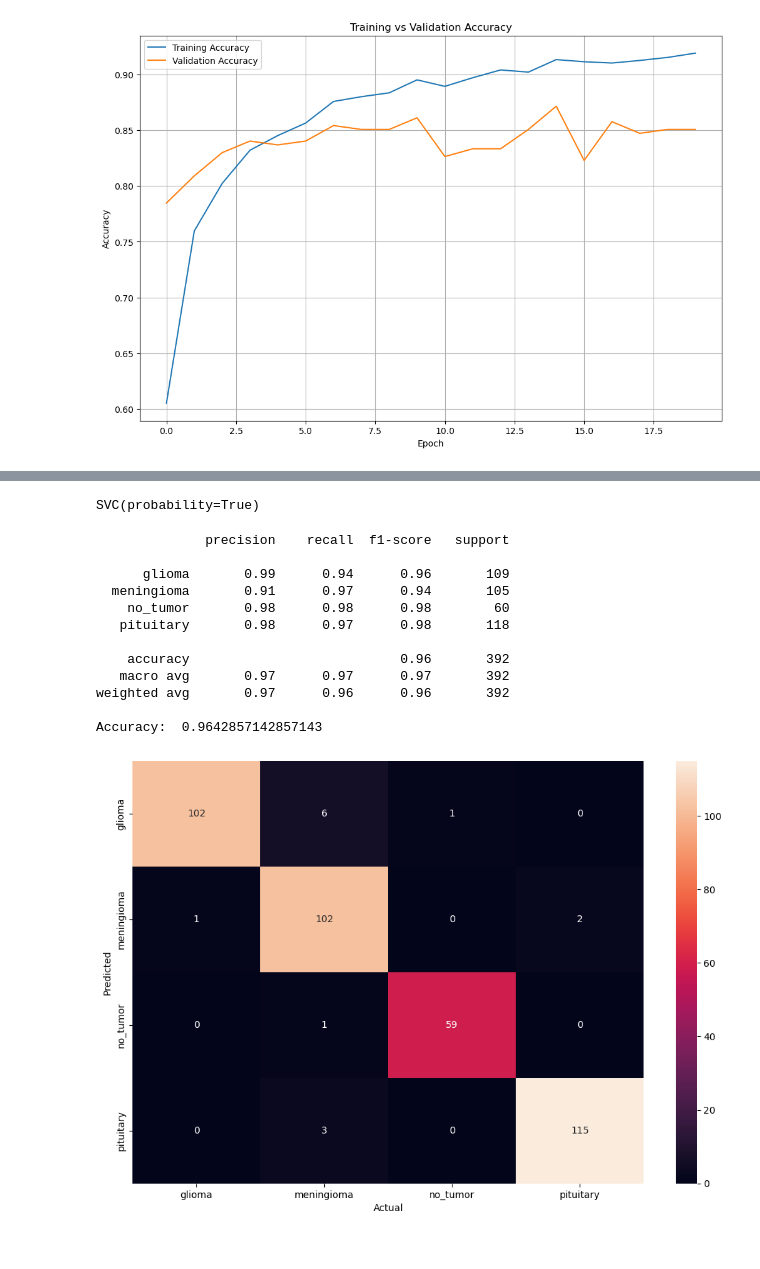
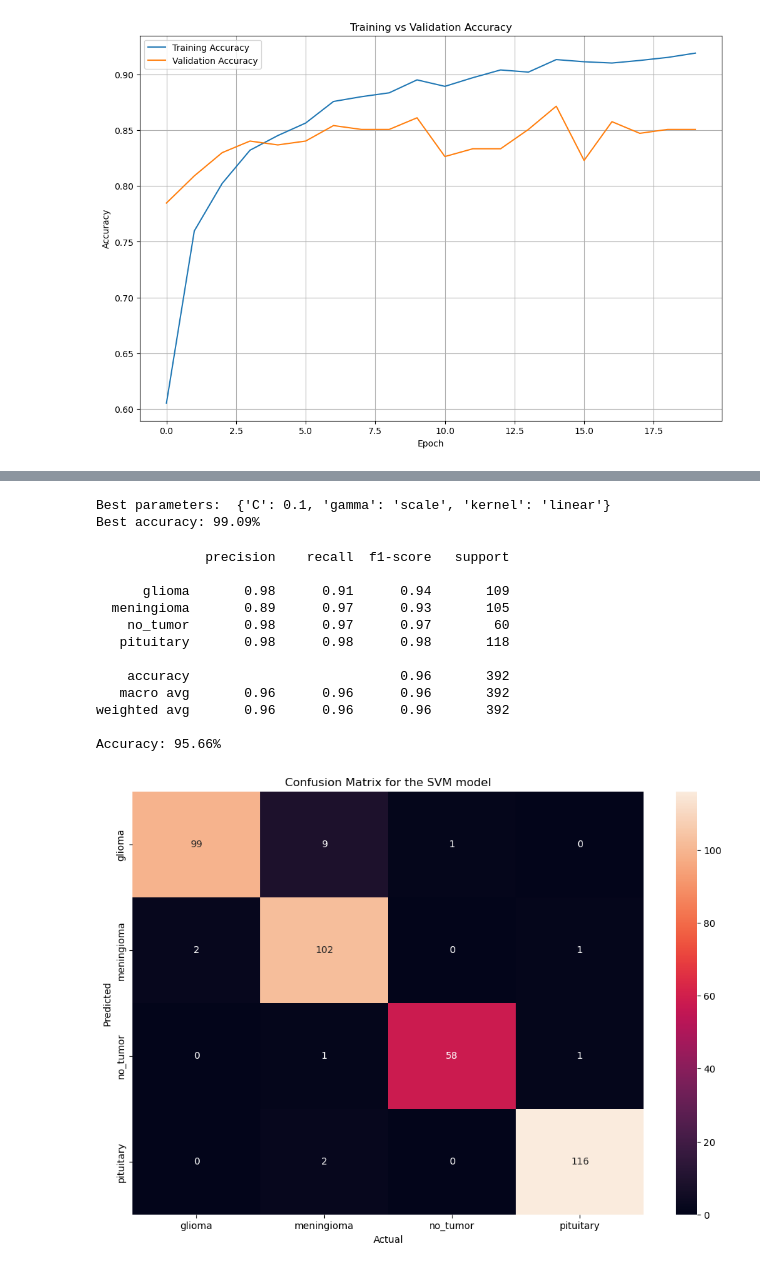
Before and after one commit to Coco501/ECS-171-Machine-Learning-Final-Project, a Jupyter notebook: src/brain-tumor.ipynb, the cells around one changed output, grey strips where cells are left out. Saved outputs shown, nothing was run; the diff lists cells and outputs as text; code cells hidden in the pictures.

Commit message:
Clean up output and add hyperparameter tuning

```diff
--- a/src/brain-tumor.ipynb
+++ b/src/brain-tumor.ipynb
@@ -285,12 +249,6 @@ plot_confustion_matrix(actual=y_test_label, predicted=y_pred_label)
 # %%
-#Reload the CNN model
-trained_CNN_model = tf.keras.models.load_model('CNN_model.keras')
-
-#Uncomment the following line to see the model's architecture
-# trained_CNN_model.summary()
-
 #Retrieve the output of the GlobalAvgPool2D layer, which serves as the input for the final Dense layer
-features_extractor = tf.keras.models.Model(inputs=trained_CNN_model.input, outputs=trained_CNN_model.get_layer('global_average_pooling2d').output)
+features_extractor = tf.keras.models.Model(inputs=model.input, outputs=model.get_layer('global_average_pooling2d').output)
 
 #Extract features from input images. These features will be used to train and test on other models
 X_train = features_extractor.predict(X_train_CNN)
@@ -316,36 +274,49 @@ print(y_test_label.shape)
 (392, 2048)
 (2872,)
 (392,)
-# %%
-#SVM (Support Vector Machine) classifier
-SVM_model = SVC(kernel='rbf', C=1.0, gamma='scale', probability=True)
-SVM_model.fit(X_train_scaled, y_train_label)
-# %% [output]
-SVC(probability=True)
+# %%
+#Hyper-parameter tuning
+SVM_model = SVC(probability=True)
+param_grid = {
+    'kernel': ['rbf', 'linear', 'poly'],
+    'C': [0.1, 1, 10],
+    'gamma': ['scale'],
+}
+# %%
+grid = GridSearchCV(estimator=SVM_model, param_grid=param_grid, n_jobs=-1, cv=4)
+grid.fit(X_train_scaled, y_train_label)
+
+# Print the best hyperparameters
+print("Best parameters: ", grid.best_params_)
+print("Best accuracy: {:.2f}%".format(grid.best_score_ * 100))
+# %% [output]
+Best parameters:  {'C': 0.1, 'gamma': 'scale', 'kernel': 'linear'}
+Best accuracy: 99.09%
 # %%
 #Perform prediction with SVM model
+SVM_model = grid.best_estimator_
 y_pred_label = SVM_model.predict(X_test_scaled)
 
 #Compare to true labels
 print(classification_report(y_test_label, y_pred_label, target_names=class_labels))
 
 #Calculate the accuracy
 accuracy = accuracy_score(y_test_label, y_pred_label)
-print("Accuracy: ", accuracy)
+print(f"Accuracy: {accuracy * 100:.2f}%")
 
 #Plot the confusion matrix
-plot_confustion_matrix(actual=y_test_label, predicted=y_pred_label)
+plot_confustion_matrix(actual=y_test_label, predicted=y_pred_label, title='Confusion Matrix for the SVM model')
 # %% [output]
               precision    recall  f1-score   support
 
-      glioma       0.99      0.94      0.96       109
-  meningioma       0.91      0.97      0.94       105
-    no_tumor       0.98      0.98      0.98        60
-   pituitary       0.98      0.97      0.98       118
+      glioma       0.98      0.91      0.94       109
+  meningioma       0.89      0.97      0.93       105
+    no_tumor       0.98      0.97      0.97        60
+   pituitary       0.98      0.98      0.98       118
 
     accuracy                           0.96       392
-   macro avg       0.97      0.97      0.97       392
-weighted avg       0.97      0.96      0.96       392
+   macro avg       0.96      0.96      0.96       392
+weighted avg       0.96      0.96      0.96       392
 
-Accuracy:  0.9642857142857143
+Accuracy: 95.66%
-[figure, old version]
+[figure, new version]
```
Also changed, not shown: parts of 17 cells of this notebook.
